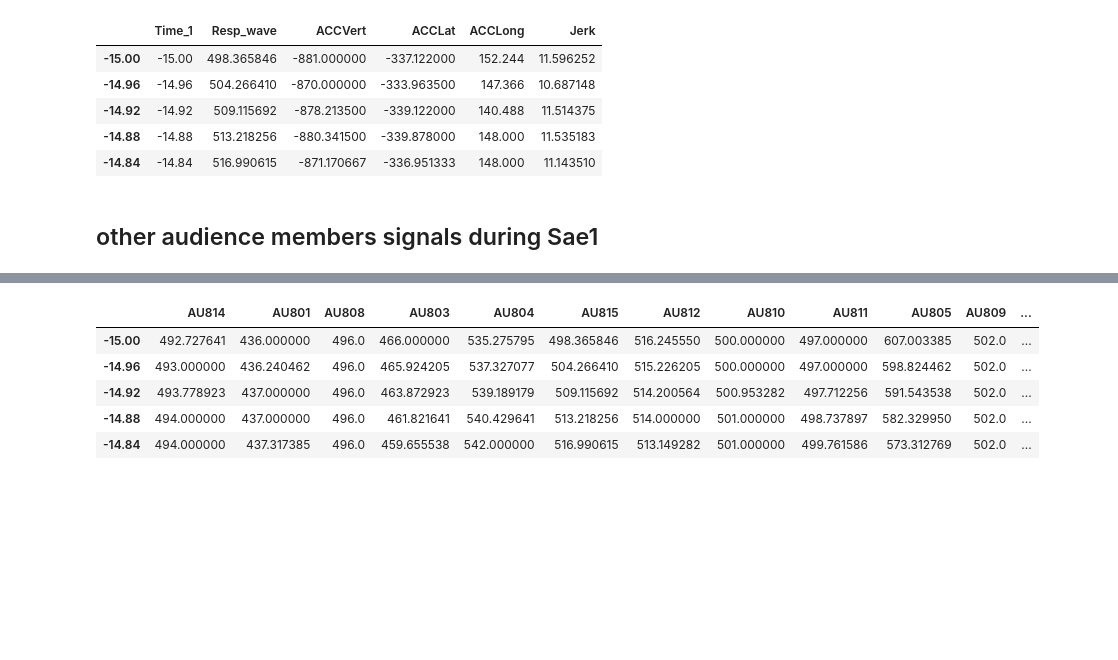
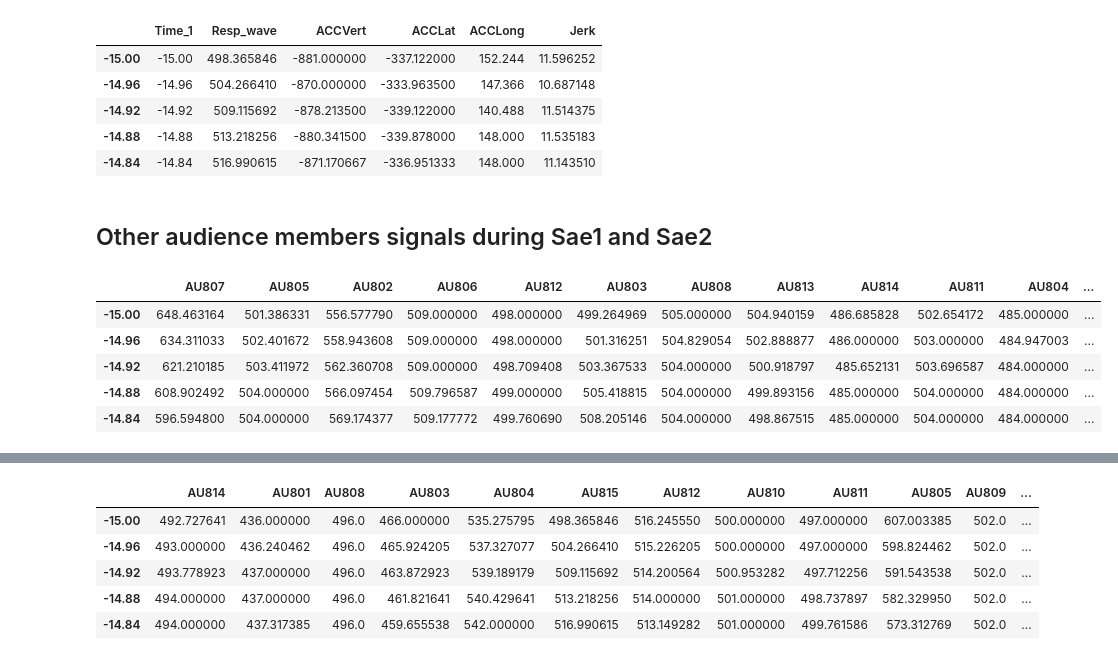
Before and after one commit to finn42/Exploratory_Listening_Phys, a Jupyter notebook: Signal Preparation.ipynb, the cells around one changed output, grey strips where cells are left out. Saved outputs shown, nothing was run; the diff lists cells and outputs as text; code cells hidden in the pictures; blank space fills up the shorter version.

```diff
--- a/Signal Preparation.ipynb
+++ b/Signal Preparation.ipynb
@@ -669,2 +610,2 @@ df_feats.to_csv('./data/Physiological_data/Case2_Play2_Feats.csv')
 # %% [markdown]
-## other audience members signals during Sae1
+## Other audience members signals during Sae1 and Sae2
@@ -670,0 +626,22 @@ df_feats.to_csv('./data/Physiological_data/Case2_Play2_Feats.csv')
+# %%
+partIDs = df_files.query('Segment==@piece')['PartID'].unique()
+# %%
+df_feats = pd.DataFrame(index=time_s)
+sig = 'RESP'
+for player in partIDs:
+    if player.startswith('AU'):
+        A = df_files.loc[(PhysFiles['PartID'] == player) & (PhysFiles['Signal'].str.endswith(sig)) & (PhysFiles['Segment'] == piece)]
+        if len(A)>0:
+            V = pd.read_csv(A['FileLoc'].values[0])
+            sig_t = V['p_sTime']
+            sig_v = V['Breathing']
+            f = interpolate.interp1d(sig_t, sig_v,fill_value='extrapolate')
+            df_feats.loc[:,player] = f(time_s)
+df_feats.iloc[:5,:]
+# %% [output]
+|  | AU807 | AU805 | AU802 | AU806 | AU812 | AU803 | AU808 | AU813 | AU814 | AU811 | AU804 | ... |
+| -15.00 | 648.463164 | 501.386331 | 556.577790 | 509.000000 | 498.000000 | 499.264969 | 505.000000 | 504.940159 | 486.685828 | 502.654172 | 485.000000 | ... |
+| -14.96 | 634.311033 | 502.401672 | 558.943608 | 509.000000 | 498.000000 | 501.316251 | 504.829054 | 502.888877 | 486.000000 | 503.000000 | 484.947003 | ... |
+| -14.92 | 621.210185 | 503.411972 | 562.360708 | 509.000000 | 498.709408 | 503.367533 | 504.000000 | 500.918797 | 485.652131 | 503.696587 | 484.000000 | ... |
+| -14.88 | 608.902492 | 504.000000 | 566.097454 | 509.796587 | 499.000000 | 505.418815 | 504.000000 | 499.893156 | 485.000000 | 504.000000 | 484.000000 | ... |
+| -14.84 | 596.594800 | 504.000000 | 569.174377 | 509.177772 | 499.760690 | 508.205146 | 504.000000 | 498.867515 | 485.000000 | 504.000000 | 484.000000 | ... |
```
Also changed, not shown: parts of 39 cells of this notebook, 13 other files.
